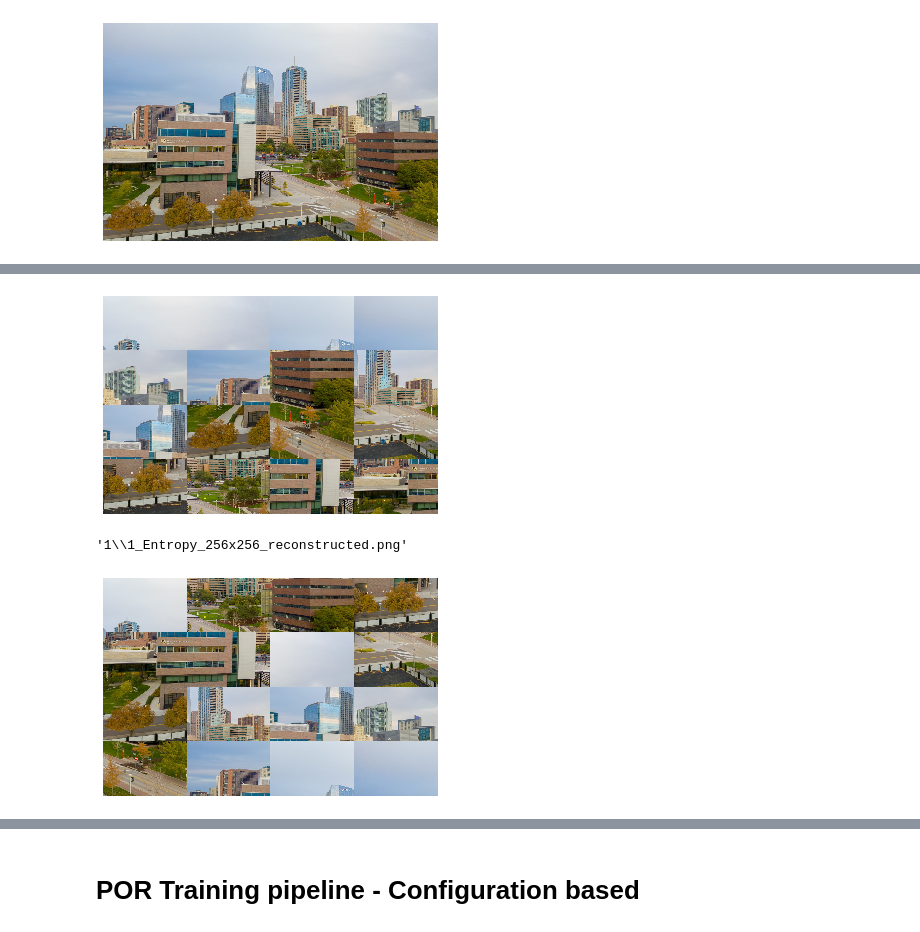
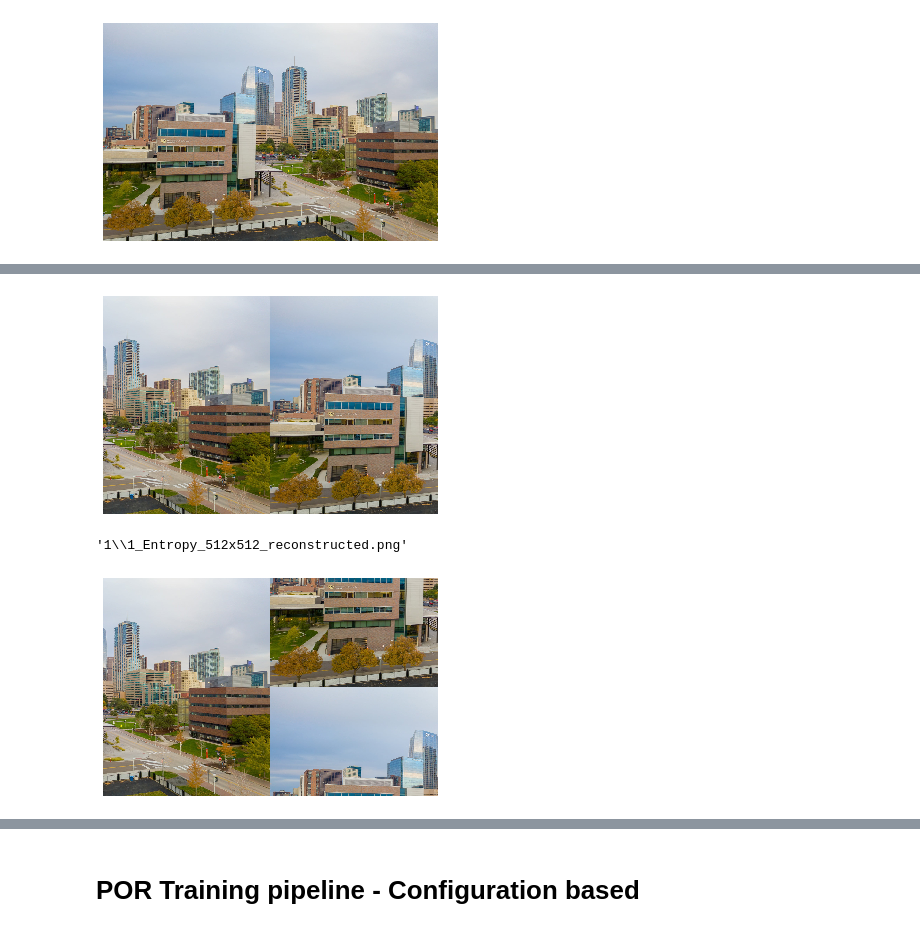
Before and after one commit to h3nok/CANN-Context-Aware-NeuralNetworks-, a Jupyter notebook: demo/por_demo.ipynb, the cells around one changed output, grey strips where cells are left out. Cells and saved outputs as stored; diff of their text form; code cells hidden in the pictures.

```diff
--- a/demo/por_demo.ipynb
+++ b/demo/por_demo.ipynb
@@ -20,7 +20,7 @@ label = np.array([1])
 sample = Image.open('cu.jpg')
 sample = sample.resize((1024, 1024)) # expects a squared input
 sample = np.asarray(sample)
-block_shape = (256, 256)
+block_shape = (512, 512)
 por = POR(sample=sample, label=label, block_shape=block_shape)
 # %%
 por.show_original()
@@ -38,12 +39,13 @@ new_input, label = por.construct_new_input_from_blocks(block_ranking_measure=Mea
 por.show_reconstructed_input()
 por.save_reconstructed_input(measure='Entropy')
 # %% [output]
-[figure, old version]
+[figure, new version]
-'1\\1_Entropy_256x256_reconstructed.png'
+'1\\1_Entropy_512x512_reconstructed.png'
 # %%
 reference_block_minimum_entropy = np.argmin(por.ranks)
 new_input, label = por.construct_new_input_from_blocks(block_ranking_measure=Measure.MI, reference_block_index=reference_block_minimum_entropy)
 # %%
+por.save_reconstructed_input(measure='MI')
 por.show_reconstructed_input()
 # %% [output]
-[figure, old version]
+[figure, new version]
```
Also changed, not shown: parts of 3 cells of this notebook, 4 other files.
